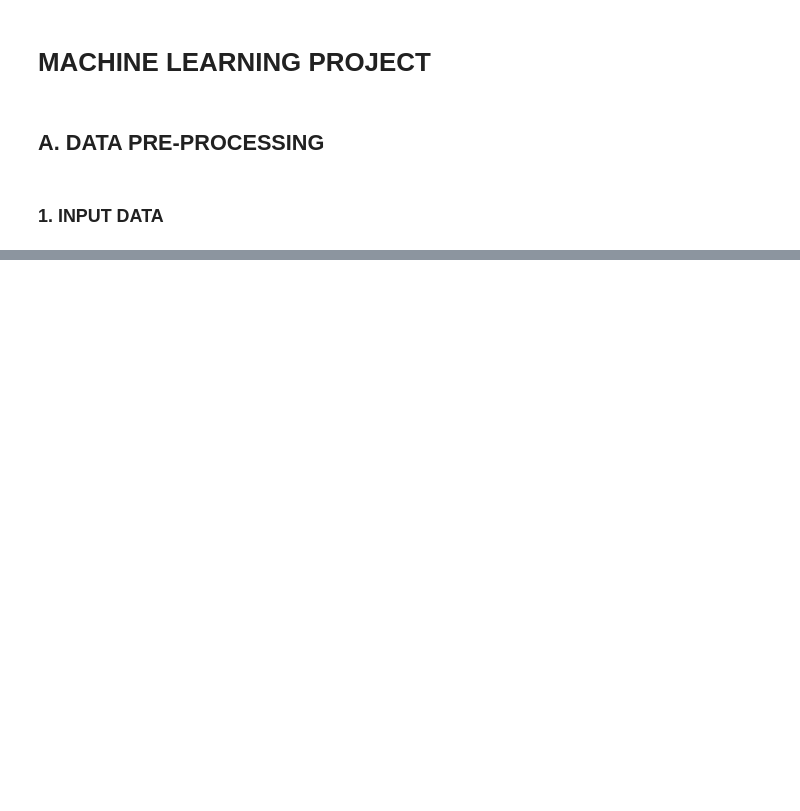
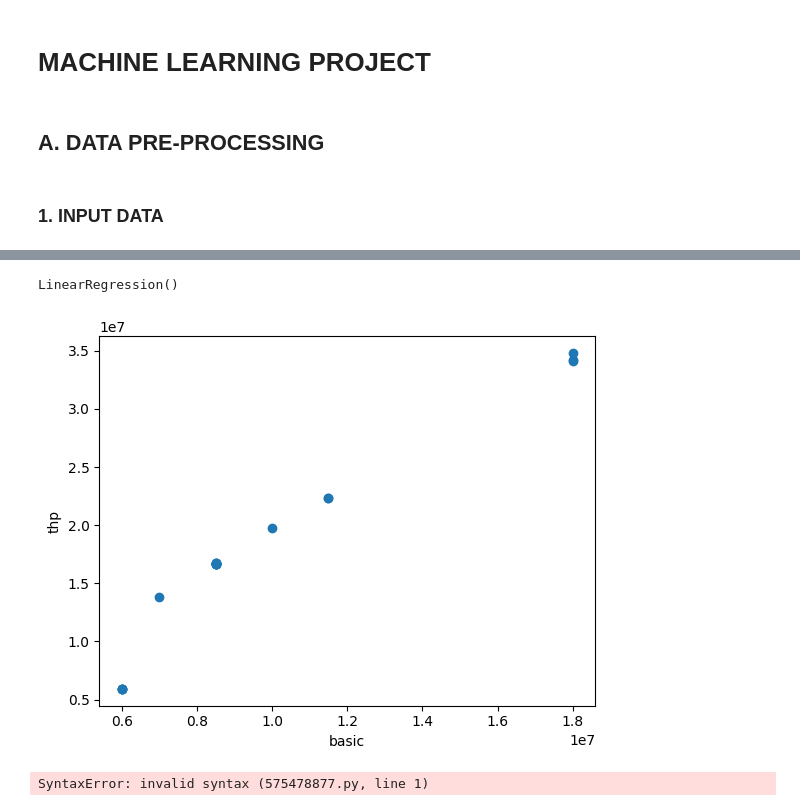
Before and after one commit to RidhoSuharis/ENSO-ML-PROJECT-1, a Jupyter notebook: jupyter-notebook/machine-learning-project.ipynb, the cells around one changed output, grey strips where cells are left out. Saved outputs shown, nothing was run; the diff lists cells and outputs as text; code cells hidden in the pictures; blank space fills up the shorter version.

```diff
--- a/jupyter-notebook/machine-learning-project.ipynb
+++ b/jupyter-notebook/machine-learning-project.ipynb
@@ -55,0 +263,5 @@ dtype: int64
+# %%
+model_regresi = LinearRegression()
+model_regresi.fit(x_train, y_train)
+# %% [output]
+LinearRegression()
@@ -55,0 +270,12 @@ dtype: int64
+# %%
+plt.scatter(x_test.iloc[:,0], model_regresi_pre)
+plt.xlabel('basic')
+plt.ylabel('thp')
+plt.show()
+# %% [output]
+[figure, added]
+# %%
+prediksi = model_regresi_pred([[8500000 ,50000,0,0,0,426336 ,8500000 ,17476336,0,594567,0,85000 ,170000,0,849567 ,170000 ,314500 ,20400 ,25500 ,530400 ,85000 ,170000 ,255000 ,168231 ,594567]])
+prediksi
+# %% [output]
+SyntaxError: invalid syntax (575478877.py, line 1)
```
Also changed, not shown: parts of 21 cells of this notebook, 1 other file.
